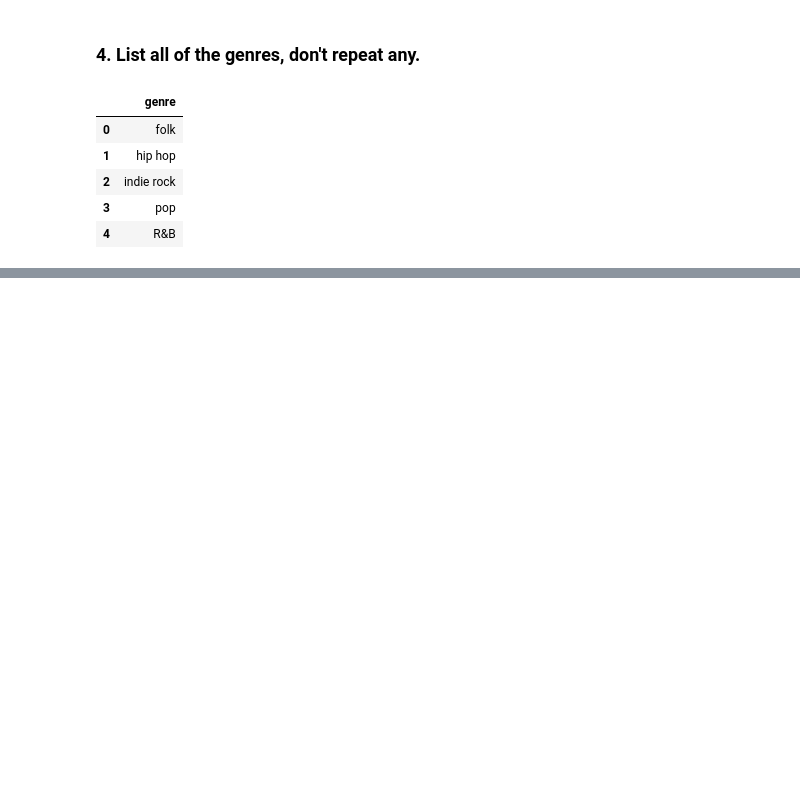
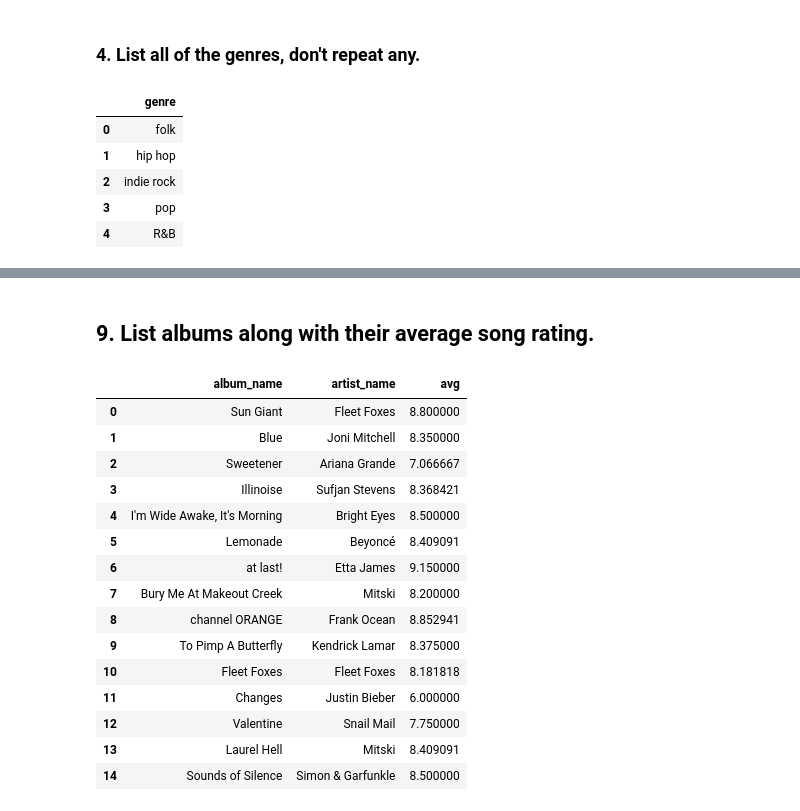
Before and after one commit to jcbain/lighthouse_lectures, a Jupyter notebook: data-science/w02d01_sql/src/notebooks/queries.ipynb, the cells around one changed output, grey strips where cells are left out. Drawn from its saved outputs; the diff is of its cells as text; code cells hidden in the pictures; blank space fills up the shorter version.

```diff
--- a/data-science/w02d01_sql/src/notebooks/queries.ipynb
+++ b/data-science/w02d01_sql/src/notebooks/queries.ipynb
@@ -172,0 +272,28 @@ pd.read_sql_query(query, conn)
+# %% [markdown]
+## 9. List albums along with their average song rating.
+# %%
+query = """
+SELECT album_name, artist_name, AVG(rating)
+FROM albums
+JOIN songs ON albums.id = songs.album_id
+GROUP BY album_name, artist_name;
+"""
+
+pd.read_sql_query(query, conn)
+# %% [output]
+|  | album_name | artist_name | avg |
+| 0 | Sun Giant | Fleet Foxes | 8.800000 |
+| 1 | Blue | Joni Mitchell | 8.350000 |
+| 2 | Sweetener | Ariana Grande | 7.066667 |
+| 3 | Illinoise | Sufjan Stevens | 8.368421 |
+| 4 | I'm Wide Awake, It's Morning | Bright Eyes | 8.500000 |
+| 5 | Lemonade | Beyoncé | 8.409091 |
+| 6 | at last! | Etta James | 9.150000 |
+| 7 | Bury Me At Makeout Creek | Mitski | 8.200000 |
+| 8 | channel ORANGE | Frank Ocean | 8.852941 |
+| 9 | To Pimp A Butterfly | Kendrick Lamar | 8.375000 |
+| 10 | Fleet Foxes | Fleet Foxes | 8.181818 |
+| 11 | Changes | Justin Bieber | 6.000000 |
+| 12 | Valentine | Snail Mail | 7.750000 |
+| 13 | Laurel Hell | Mitski | 8.409091 |
+| 14 | Sounds of Silence | Simon & Garfunkle | 8.500000 |
```
Also changed, not shown: parts of 12 cells of this notebook, 4 other files.
